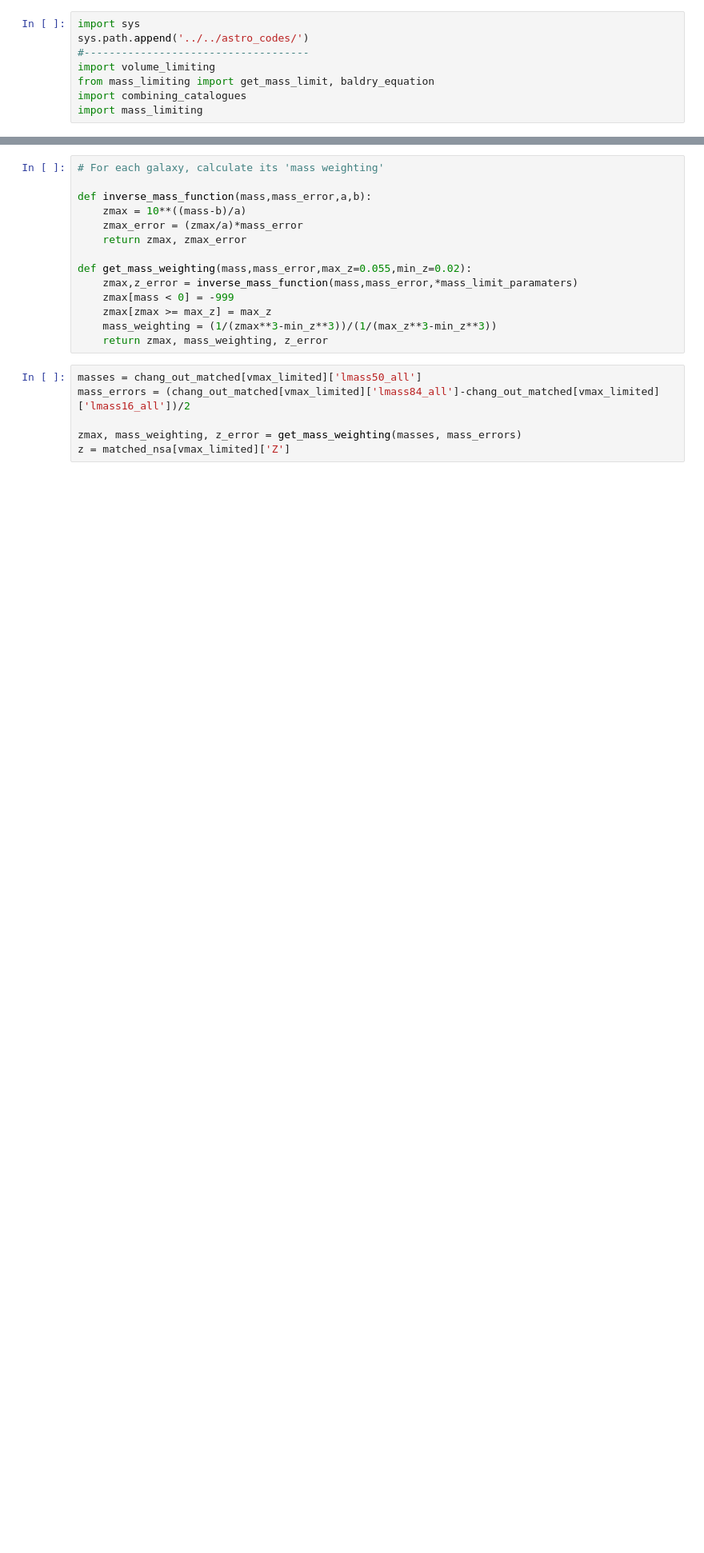
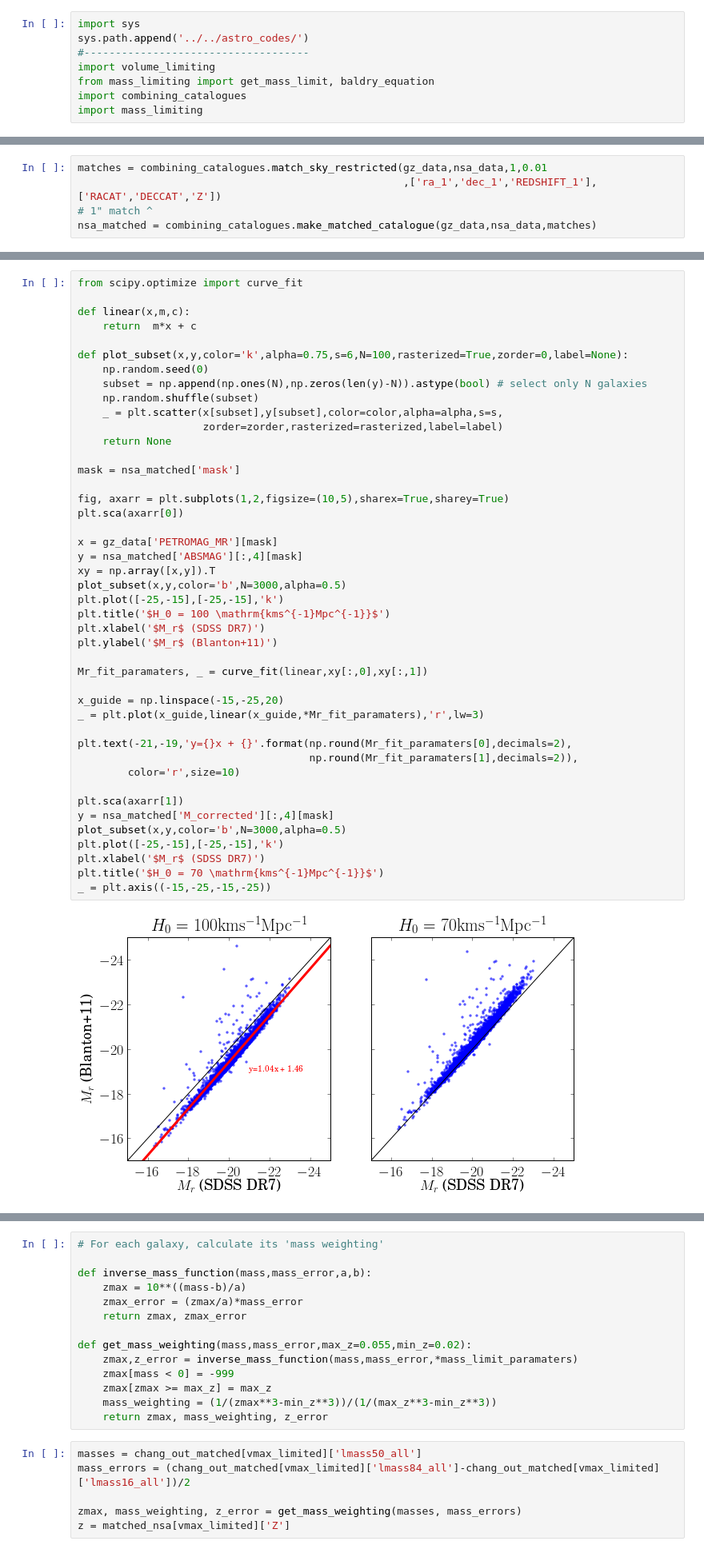
Before and after one commit to RossHart/Gas-SF, a Jupyter notebook: SF/sample_selection.ipynb, the cells around one changed output, grey strips where cells are left out. Shown at 80% size. Saved outputs shown, nothing was run; the diff lists cells and outputs as text; blank space fills up the shorter version.

Commit message:
Updated SFRs and sample selections

```diff
--- a/SF/sample_selection.ipynb
+++ b/SF/sample_selection.ipynb
@@ -450,0 +65,5 @@ print_sample_size(vmax_limited,'Vmax-limited')
+# %%
+matches = combining_catalogues.match_sky_restricted(gz_data,nsa_data,1,0.01
+                                                    ,['ra_1','dec_1','REDSHIFT_1'],['RACAT','DECCAT','Z'])
+# 1" match ^
+nsa_matched = combining_catalogues.make_matched_catalogue(gz_data,nsa_data,matches)
@@ -450,0 +119,46 @@ print_sample_size(vmax_limited,'Vmax-limited')
+# %%
+from scipy.optimize import curve_fit
+
+def linear(x,m,c):
+    return  m*x + c
+
+def plot_subset(x,y,color='k',alpha=0.75,s=6,N=100,rasterized=True,zorder=0,label=None):
+    np.random.seed(0)
+    subset = np.append(np.ones(N),np.zeros(len(y)-N)).astype(bool) # select only N galaxies
+    np.random.shuffle(subset)
+    _ = plt.scatter(x[subset],y[subset],color=color,alpha=alpha,s=s,
+                    zorder=zorder,rasterized=rasterized,label=label)
+    return None
+
+mask = nsa_matched['mask']
+
+fig, axarr = plt.subplots(1,2,figsize=(10,5),sharex=True,sharey=True)
+plt.sca(axarr[0])
+
+x = gz_data['PETROMAG_MR'][mask]
+y = nsa_matched['ABSMAG'][:,4][mask]
+xy = np.array([x,y]).T
+plot_subset(x,y,color='b',N=3000,alpha=0.5)
+plt.plot([-25,-15],[-25,-15],'k')
+plt.title('$H_0 = 100 \mathrm{kms^{-1}Mpc^{-1}}$')
+plt.xlabel('$M_r$ (SDSS DR7)')
+plt.ylabel('$M_r$ (Blanton+11)')
+
+Mr_fit_paramaters, _ = curve_fit(linear,xy[:,0],xy[:,1])
+
+x_guide = np.linspace(-15,-25,20)
+_ = plt.plot(x_guide,linear(x_guide,*Mr_fit_paramaters),'r',lw=3)
+
+plt.text(-21,-19,'y={}x + {}'.format(np.round(Mr_fit_paramaters[0],decimals=2),
+                                     np.round(Mr_fit_paramaters[1],decimals=2)),
+        color='r',size=10)
+
+plt.sca(axarr[1])
+y = nsa_matched['M_corrected'][:,4][mask]
+plot_subset(x,y,color='b',N=3000,alpha=0.5)
+plt.plot([-25,-15],[-25,-15],'k')
+plt.xlabel('$M_r$ (SDSS DR7)')
+plt.title('$H_0 = 70 \mathrm{kms^{-1}Mpc^{-1}}$')
+_ = plt.axis((-15,-25,-15,-25))
+# %% [output]
+[figure, added]
```
Also changed, not shown: parts of 65 cells of this notebook, 1 other file.
